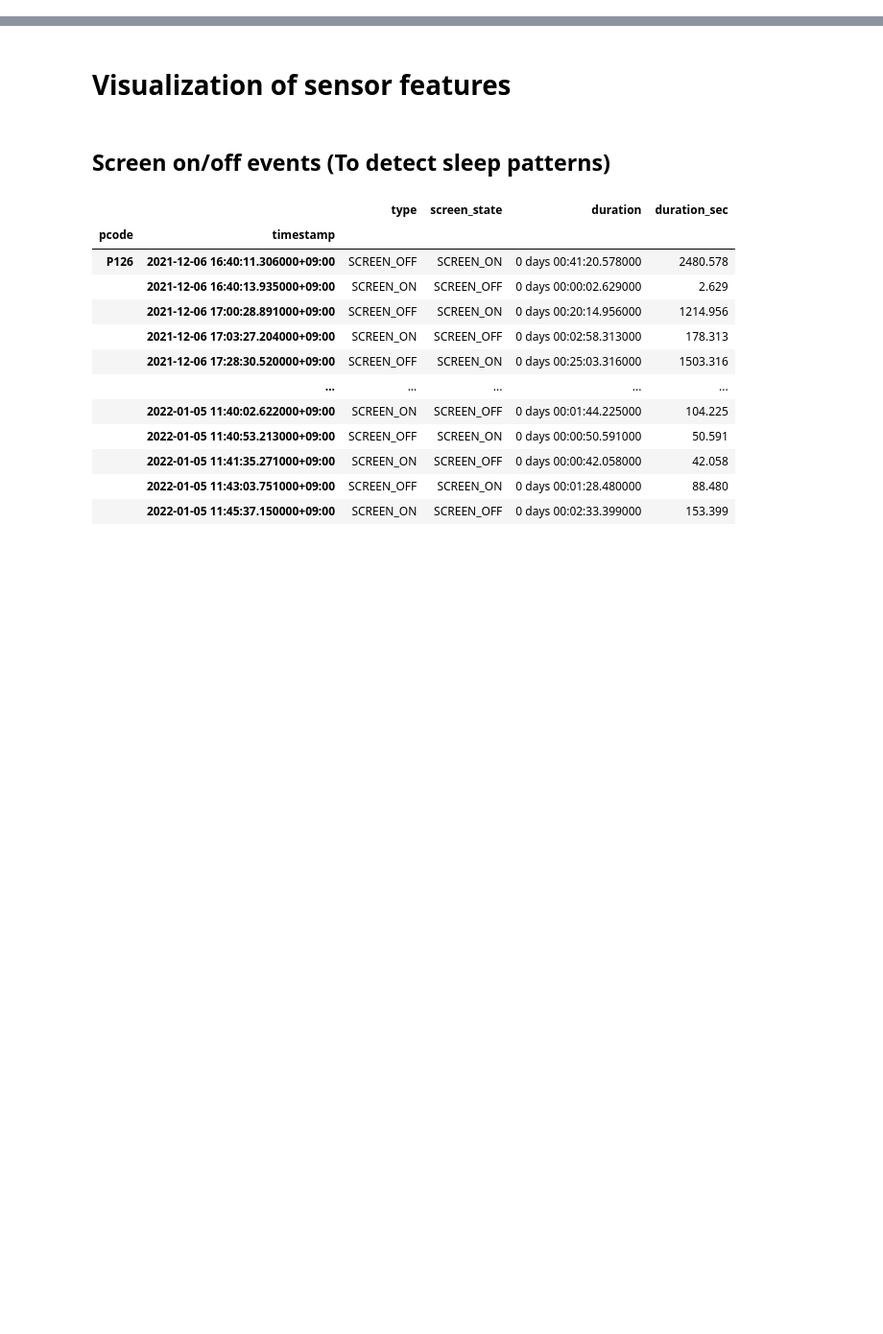
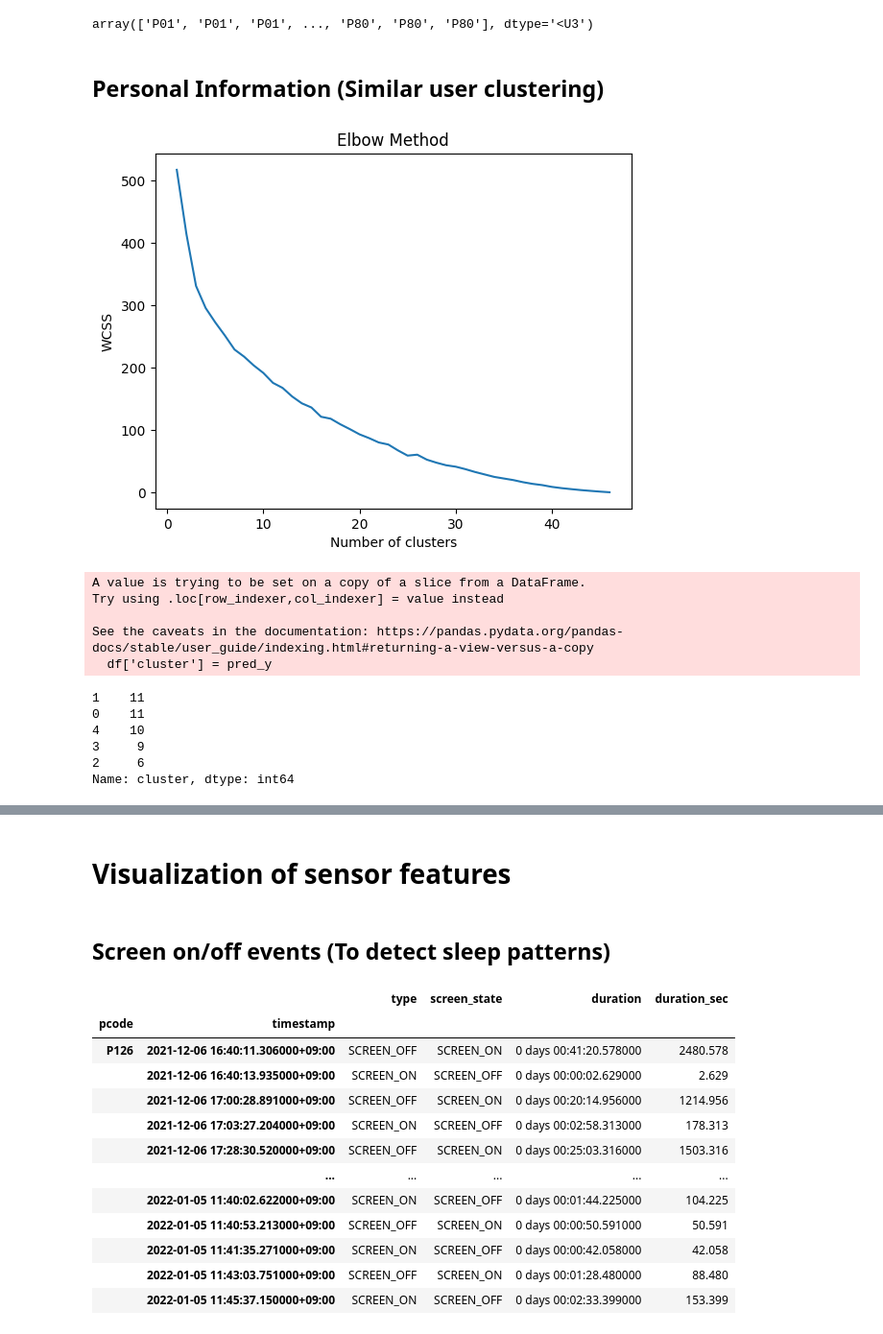
Before and after one commit to SteinPanyu/IndependentReproducibility, a Jupyter notebook: EDA.ipynb, the cells around one changed output, grey strips where cells are left out. Shown at 96% size. Drawn from its saved outputs; the diff is of its cells as text; code cells hidden in the pictures; blank space fills up the shorter version.

```diff
--- a/EDA.ipynb
+++ b/EDA.ipynb
@@ -126,0 +93,4 @@ array(['P12', 'P14', 'P15', 'P17', 'P19', 'P20', 'P24', 'P47', 'P49',
+# %%
+groups
+# %% [output]
+array(['P01', 'P01', 'P01', ..., 'P80', 'P80', 'P80'], dtype='<U3')
@@ -126,0 +105,2 @@ array(['P12', 'P14', 'P15', 'P17', 'P19', 'P20', 'P24', 'P47', 'P49',
+# %% [markdown]
+## Personal Information (Similar user clustering)
@@ -126,0 +124,30 @@ array(['P12', 'P14', 'P15', 'P17', 'P19', 'P20', 'P24', 'P47', 'P49',
+# %%
+list_pid = set(LABELS_PROC.index.get_level_values('pcode').values)
+# %%
+PINFO_valid = PINFO.loc[PINFO.index.isin(list_pid)]
+# %%
+from sklearn.cluster import KMeans
+from sklearn.preprocessing import StandardScaler
+from sklearn.decomposition import PCA
+import pandas as pd
+import matplotlib.pyplot as plt
+
+df = PINFO_valid
+# assuming df is your DataFrame and it only contains numerical columns
+# standardize the data
+scaler = StandardScaler()
+df_scaled = scaler.fit_transform(df)
+
+# determine the optimal number of clusters
+wcss = []
+for i in range(1, 47):
+    kmeans = KMeans(n_clusters=i, init='k-means++', max_iter=300, n_init=10, random_state=0)
+    kmeans.fit(df_scaled)
+    wcss.append(kmeans.inertia_)
+plt.plot(range(1, 47), wcss)
+plt.title('Elbow Method')
+plt.xlabel('Number of clusters')
+plt.ylabel('WCSS')
+plt.show()
+# %% [output]
+[figure, added]
@@ -126,0 +156,22 @@ array(['P12', 'P14', 'P15', 'P17', 'P19', 'P20', 'P24', 'P47', 'P49',
+# %%
+# fit KMeans with the optimal number of clusters (replace 'optimal_clusters' with the number you chose)
+kmeans = KMeans(n_clusters=optimal_clusters, init='k-means++', max_iter=300, n_init=10, random_state=0)
+pred_y = kmeans.fit_predict(df_scaled)
+
+# add the cluster labels to your original DataFrame
+df['cluster'] = pred_y
+# %% [output]
+A value is trying to be set on a copy of a slice from a DataFrame.
+Try using .loc[row_indexer,col_indexer] = value instead
+
+See the caveats in the documentation: https://pandas.pydata.org/pandas-docs/stable/user_guide/indexing.html#returning-a-view-versus-a-copy
+  df['cluster'] = pred_y
+# %%
+df['cluster'].value_counts()
+# %% [output]
+1    11
+0    11
+4    10
+3     9
+2     6
+Name: cluster, dtype: int64
```
Also changed, not shown: parts of 29 cells of this notebook, 1 other file.
